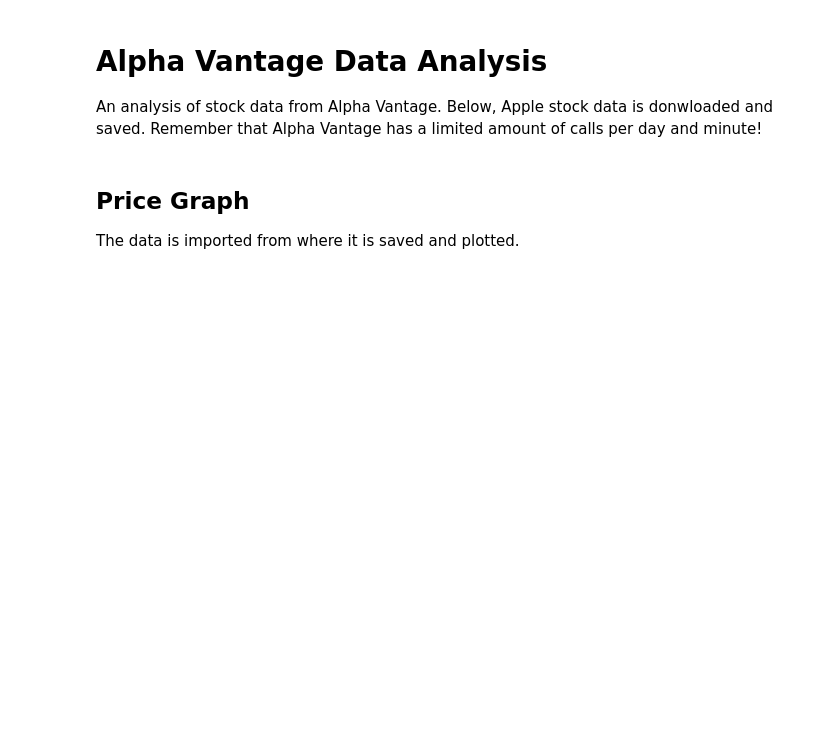
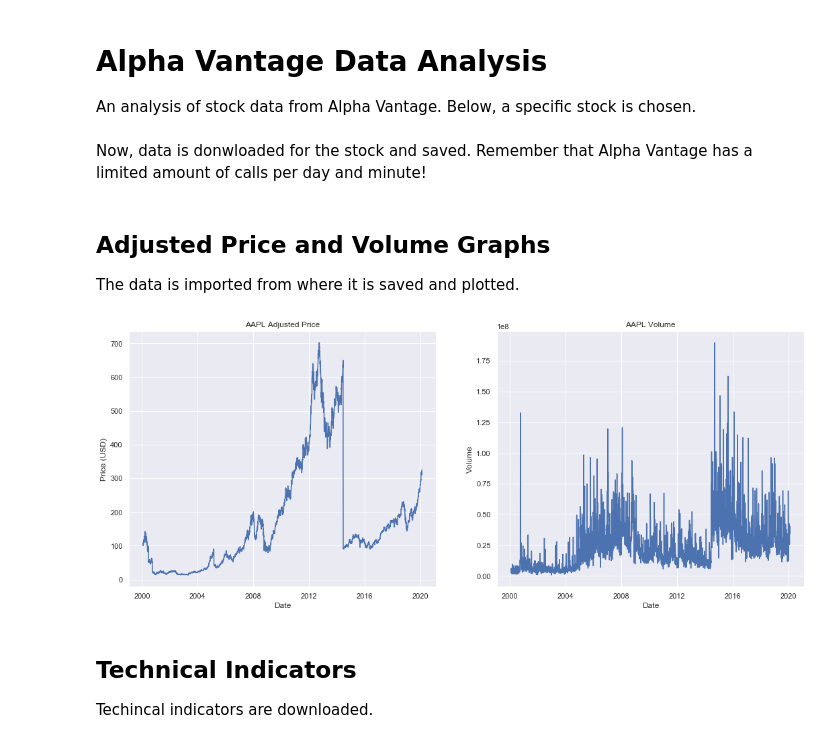
Before and after one commit to mboss1999/ml-finance, a Jupyter notebook: Alpha Vantage Data Analytics.ipynb, the cells around one changed output. Saved outputs shown, nothing was run; the diff lists cells and outputs as text; code cells hidden in the pictures; blank space fills up the shorter version.

```diff
--- a/Alpha Vantage Data Analytics.ipynb
+++ b/Alpha Vantage Data Analytics.ipynb
@@ -0,0 +1,3 @@
+# %% [markdown]
+# Alpha Vantage Data Analysis
+An analysis of stock data from Alpha Vantage. Below, a specific stock is chosen.
@@ -1,6 +6,5 @@
 # %% [markdown]
-# Alpha Vantage Data Analysis
-An analysis of stock data from Alpha Vantage. Below, Apple stock data is donwloaded and saved. Remember that Alpha Vantage has a limited amount of calls per day and minute!
+Now, data is donwloaded for the stock and saved. Remember that Alpha Vantage has a limited amount of calls per day and minute!
 # %%
 import save_data_to_csv
 
@@ -8,4 +11,33 @@ ticker = 'AAPL'
 save_data_to_csv.save_dataset(ticker)
 # %% [markdown]
-## Price Graph
+## Adjusted Price and Volume Graphs
 The data is imported from where it is saved and plotted.
+# %%
+import pandas as pd
+import matplotlib.pyplot as plt
+import seaborn as sns; sns.set()
+from pandas.plotting import register_matplotlib_converters
+register_matplotlib_converters()
+
+# Get data and make a datetime index
+data = pd.read_csv(f'./Stock Data/{ticker}_daily_adjusted.csv')
+data.set_index(pd.to_datetime(data['date']), inplace=True)
+data.drop(columns='date', inplace=True)
+
+# Make graphs
+fig, ax = plt.subplots(1, 2, figsize=(18, 7))
+
+ax[0].plot(data.index, data.loc[:, '1. open'])
+ax[0].set_title(ticker + ' Adjusted Price')
+ax[0].set_xlabel('Date')
+ax[0].set_ylabel('Price (USD)')
+
+ax[1].plot(data.index, data.loc[:, '6. volume'])
+ax[1].set_title(ticker + ' Volume')
+ax[1].set_xlabel('Date')
+ax[1].set_ylabel('Volume');
+# %% [output]
+[figure, added]
+# %% [markdown]
+## Technical Indicators
+Techincal indicators are downloaded.
```
Also changed, not shown: parts of 9 cells of this notebook, 4 other files.
